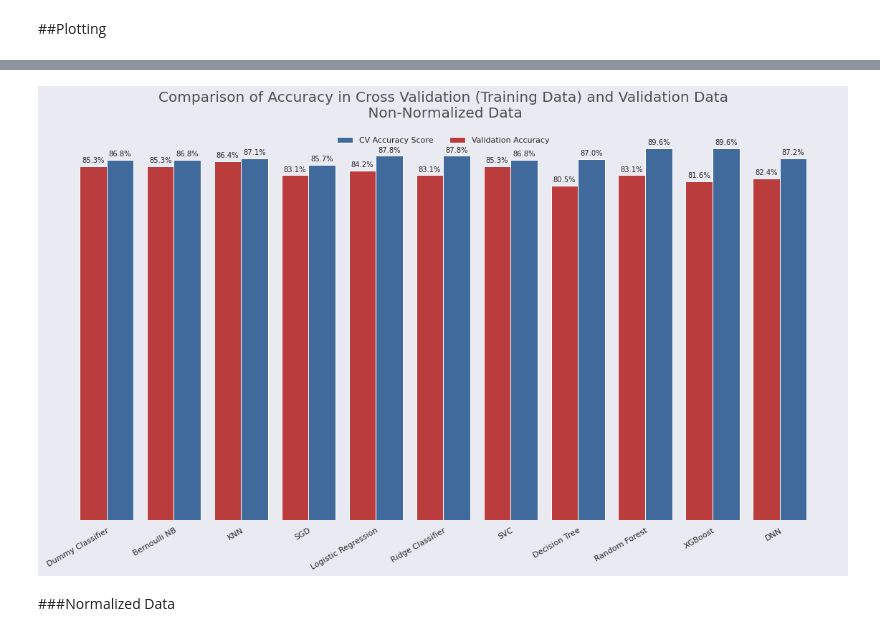
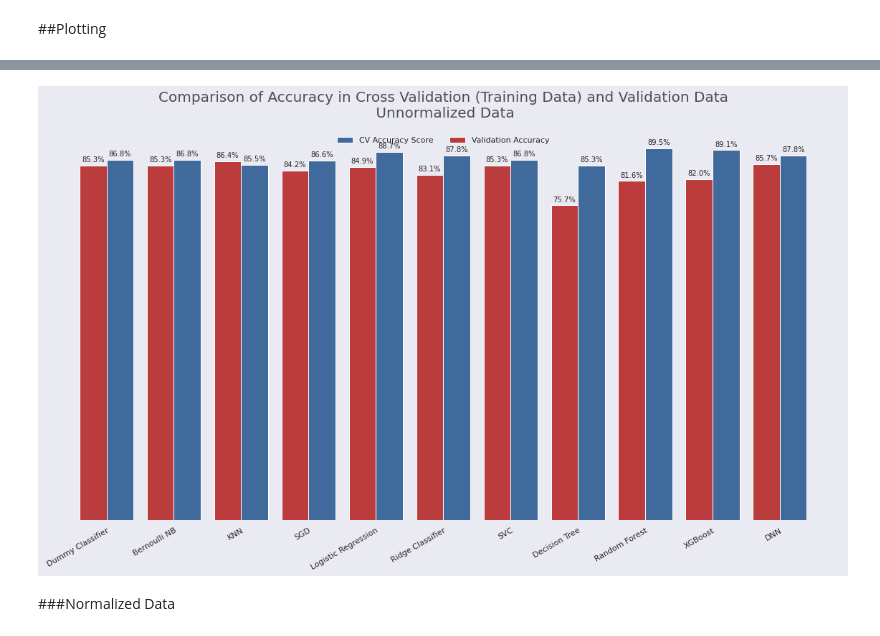
Before and after one commit to pedrohortencio/machine-learning-gladiator, a Jupyter notebook: Wine Quality/Wine_Quality_Gladiator.ipynb, the cells around one changed output, grey strips where cells are left out. Saved outputs shown, nothing was run; the diff lists cells and outputs as text; code cells hidden in the pictures.

```diff
--- a/Wine Quality/Wine_Quality_Gladiator.ipynb
+++ b/Wine Quality/Wine_Quality_Gladiator.ipynb
@@ -208,7 +206,7 @@ def create_model():
 
     return model
 # %%
-# Function that creates and trains all models. It will make it easier to train twice (with non-normalized and normalized data)
+# Function that creates and trains all models. It will make it easier to train twice (with unnormalized and normalized data)
 
 def train_models(X_train, y_train, X_validation, y_validation, print_acc=False):
 
@@ -226,7 +224,7 @@ def train_models(X_train, y_train, X_validation, y_validation, print_acc=False):
 
 
     ### Bernoulli Naive Bayes
-    bernoulli = BernoulliNB(alpha=1)
+    bernoulli = BernoulliNB()
 
     scores = cross_val_score(bernoulli, X_train, y_train, cv=kfold, scoring='accuracy')
     acc_bernoulli_train = scores.mean()
@@ -237,7 +235,7 @@ def train_models(X_train, y_train, X_validation, y_validation, print_acc=False):
 
 
     ### K-Nearest Neighbors
-    knn = KNeighborsClassifier(metric='manhattan', n_neighbors = 10, weights='distance')
+    knn = KNeighborsClassifier()
 
 
     scores = cross_val_score(knn, X_train, y_train, cv=kfold, scoring='accuracy')
@@ -249,7 +247,7 @@ def train_models(X_train, y_train, X_validation, y_validation, print_acc=False):
 
 
     ### SGD Classifier
-    sgd = SGDClassifier(alpha=0.01, epsilon = 0.3, loss='modified_huber', max_iter=5000, penalty='l1')
+    sgd = SGDClassifier()
 
     scores = cross_val_score(sgd, X_train, y_train, cv=kfold, scoring='accuracy')
     acc_sgd_train = scores.mean()
@@ -259,7 +257,7 @@ def train_models(X_train, y_train, X_validation, y_validation, print_acc=False):
     dict_acc['SGD'] = [acc_sgd_train, acc_sgd_val]
 
     ### Logistic Regression
-    logreg = LogisticRegression(C=0.5, max_iter = 2000, penalty='l1', solver='liblinear')
+    logreg = LogisticRegression()
 
     scores = cross_val_score(logreg, X_train, y_train, cv=kfold, scoring='accuracy')
     acc_logreg_train = scores.mean()
@@ -270,7 +268,7 @@ def train_models(X_train, y_train, X_validation, y_validation, print_acc=False):
 
 
     ### Ridge Classifier
-    ridge = RidgeClassifier(alpha=1, solver='auto')
+    ridge = RidgeClassifier()
 
     scores = cross_val_score(ridge, X_train, y_train, cv=kfold, scoring='accuracy')
     acc_ridge_train = scores.mean()
@@ -281,7 +279,7 @@ def train_models(X_train, y_train, X_validation, y_validation, print_acc=False):
 
 
     ### Support Vector Classifier
-    svc = SVC(C=3, kernel='rbf', decision_function_shape='ovo')
+    svc = SVC()
 
     scores = cross_val_score(svc, X_train, y_train, cv=kfold, scoring='accuracy')
     acc_svc_train = scores.mean()
@@ -292,7 +290,7 @@ def train_models(X_train, y_train, X_validation, y_validation, print_acc=False):
 
 
     ### Decision Tree
-    tree = DecisionTreeClassifier(min_samples_leaf=5, min_samples_split=3)
+    tree = DecisionTreeClassifier()
 
     scores = cross_val_score(tree, X_train, y_train, cv=kfold, scoring='accuracy')
     acc_tree_train = scores.mean()
@@ -303,7 +301,7 @@ def train_models(X_train, y_train, X_validation, y_validation, print_acc=False):
 
 
     ### Random Forest
-    rf = RandomForestClassifier(n_estimators=100, criterion='gini', min_samples_leaf=3, min_samples_split=3)
+    rf = RandomForestClassifier()
 
     scores = cross_val_score(rf, X_train, y_train, cv=kfold, scoring='accuracy')
     acc_rf_train = scores.mean()
@@ -314,7 +312,7 @@ def train_models(X_train, y_train, X_validation, y_validation, print_acc=False):
 
 
     ### XGBoost Classifier
-    xgboost = XGBClassifier(eta=0.1, max_depth=4)
+    xgboost = XGBClassifier()
 
     scores = cross_val_score(xgboost, X_train, y_train, cv=kfold, scoring='accuracy')
     acc_xgboost_train = scores.mean()
@@ -325,7 +323,7 @@ def train_models(X_train, y_train, X_validation, y_validation, print_acc=False):
 
 
     ### Neural Network (Keras)
-    model_keras = KerasClassifier(build_fn=create_model, epochs=150, batch_size=10, verbose=0)
+    model_keras = KerasClassifier(build_fn=create_model, epochs=150, batch_size=64, verbose=0)
 
     results = cross_val_score(model_keras, X_train, y_train, cv=kfold)
     acc_train = results.mean()
@@ -511,36 +380,36 @@ for r1, r2 in zip(rects1.patches, rects2.patches):
     percent2 = h2*100
 
     ax.annotate('{:.1f}%'.format(percent1),
                     xy=(r1.get_x() + r1.get_width() / 2, h1),
                     xytext=(0, 3),  # 3 points vertical offset
                     textcoords="offset points",
                     ha='center', va='bottom')
     ax.annotate('{:.1f}%'.format(percent2),
                     xy=(r2.get_x() + r2.get_width() / 2, h2),
                     xytext=(0, 3),  # 3 points vertical offset
                     textcoords="offset points",
                     ha='center', va='bottom')
 
 # Rotate the X labels (models' names)
 
 plt.box(False)  # disable the box around the plot
 ax.grid(False)  # disable the grid
 ax.set_yticks([])   # disable the y ticks
 plt.xticks(rotation=30, rotation_mode="anchor", ha='right')
 
 # creating a title
-plt.title('Comparison of Accuracy in Cross Validation (Training Data) and Validation Data\n Non-Normalized Data',
+plt.title('Comparison of Accuracy in Cross Validation (Training Data) and Validation Data\n Unnormalized Data',
           size=20, alpha=0.8, y=1.02)
 
 # add the legend (to display the horizontal lines' labels)
 plt.legend(frameon=False, loc='upper center', ncol=2)
 
 # saves the plot
-plt.savefig("accuracy-nonnormalized.png", bbox_inches='tight', dpi=300)
+plt.savefig("accuracy-unnormalized.png", bbox_inches='tight', dpi=300)
 # displays the plot
 plt.show();
 # %% [output]
-[figure, old version]
+[figure, new version]
 # %% [markdown]
 ###Normalized Data
 # %%
```
Also changed, not shown: parts of 11 cells of this notebook.
